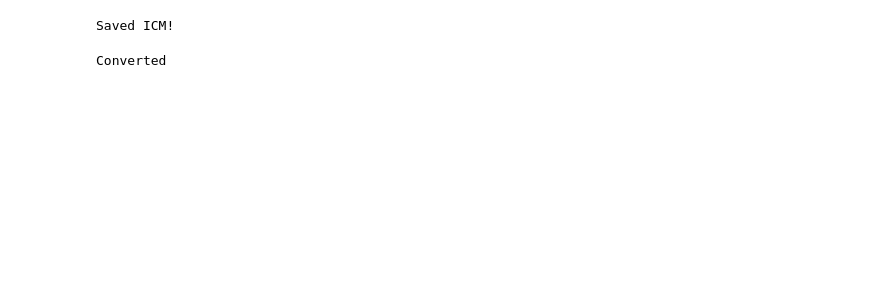
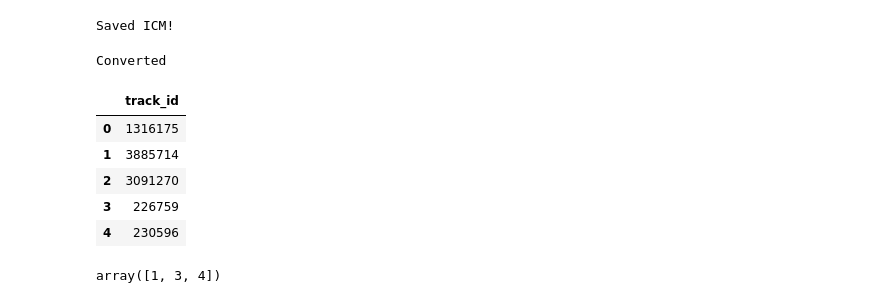
Before and after one commit to philipclaesson/songrecommender, a Jupyter notebook: Content Based Recommender System.ipynb, the cells around one changed output. Saved outputs shown, nothing was run; the diff lists cells and outputs as text; code cells hidden in the pictures; blank space fills up the shorter version.

```diff
--- a/Content Based Recommender System.ipynb
+++ b/Content Based Recommender System.ipynb
@@ -354,3 +432,12 @@ ICM_all = ICM_all.tocsr()
 print("Converted")
 # %% [output]
 Converted
+# %%
+target_tracks.head()
+# %% [output]
+|  | track_id |
+| 0 | 1316175 |
+| 1 | 3885714 |
+| 2 | 3091270 |
+| 3 | 226759 |
+| 4 | 230596 |
@@ -356,0 +452,6 @@ Converted
+# %%
+a= np.array([1, 2, 3, 4])
+f = [True, False, True, True]
+a[f]
+# %% [output]
+array([1, 3, 4])
```
Also changed, not shown: parts of 31 cells of this notebook, 8 other files.
